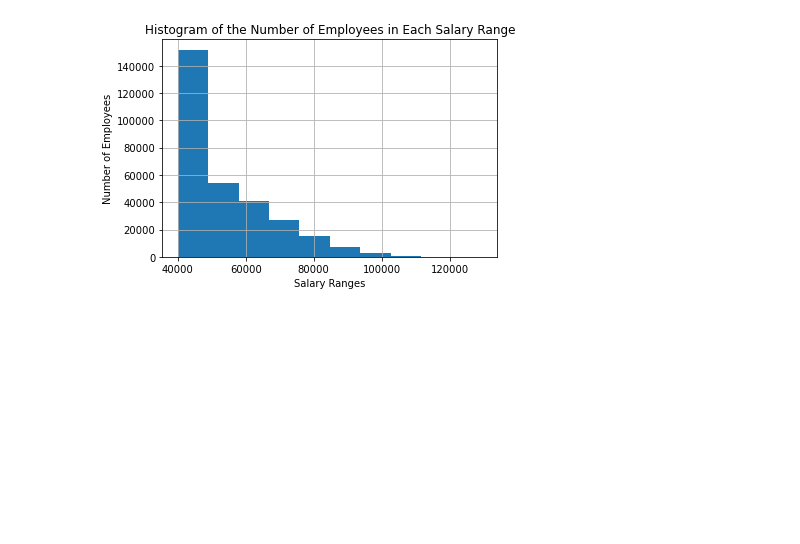
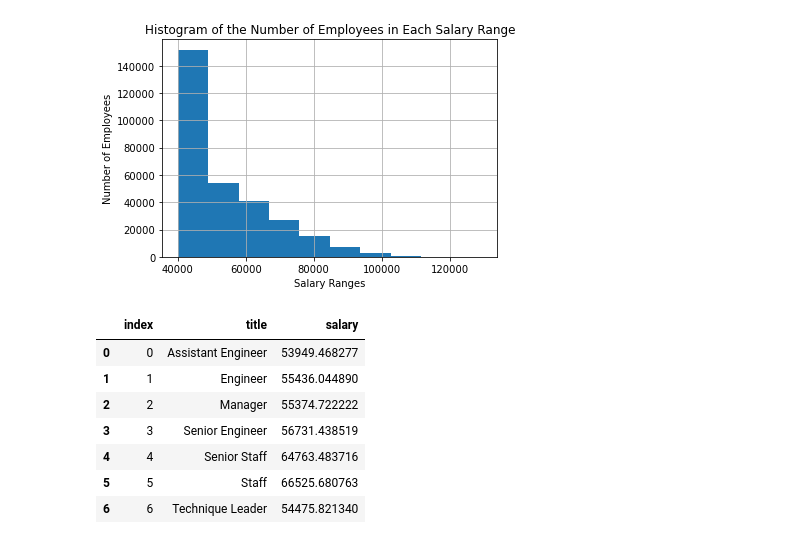
Before and after one commit to johnclos/sql-challenge, a Jupyter notebook: bonus.ipynb, the cells around one changed output. Saved outputs shown, nothing was run; the diff lists cells and outputs as text; code cells hidden in the pictures; blank space fills up the shorter version.

```diff
--- a/bonus.ipynb
+++ b/bonus.ipynb
@@ -92,6 +82,18 @@ plt.ylabel("Number of Employees")
 plt.show()
 # %% [output]
 [figure]
+# %%
+salary_groupby_title_df = salary_groupby_title_df.reset_index()
+salary_groupby_title_df
+# %% [output]
+|  | index | title | salary |
+| 0 | 0 | Assistant Engineer | 53949.468277 |
+| 1 | 1 | Engineer | 55436.044890 |
+| 2 | 2 | Manager | 55374.722222 |
+| 3 | 3 | Senior Engineer | 56731.438519 |
+| 4 | 4 | Senior Staff | 64763.483716 |
+| 5 | 5 | Staff | 66525.680763 |
+| 6 | 6 | Technique Leader | 54475.821340 |
 # %%
 # Create a bar chart of average salary by title.
     # Generates an average salary bar chart from a pandas dataframe.
```
Also changed, not shown: parts of 2 cells of this notebook.
